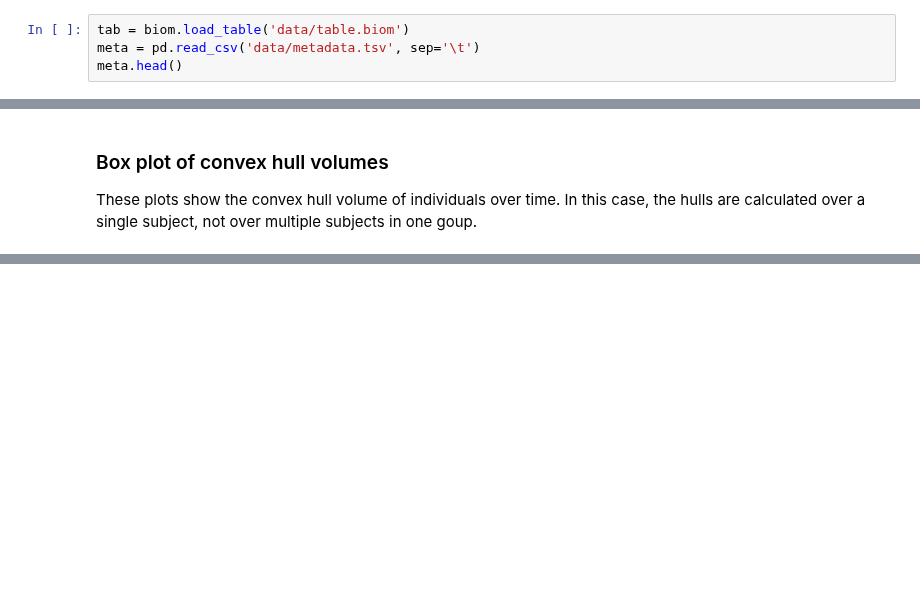
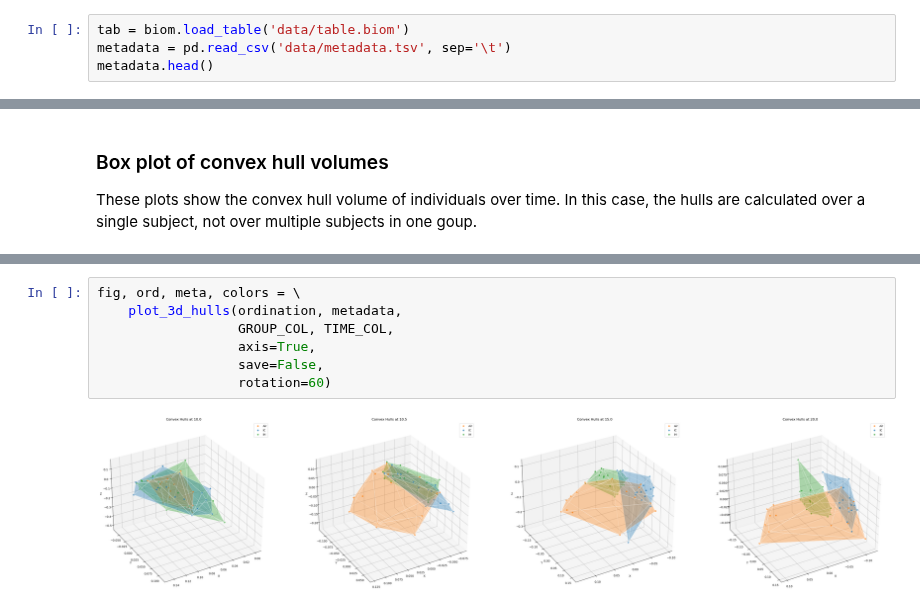
Before and after one commit to dpear/q2-convexhull2, a Jupyter notebook: 01-ch-visualizations-tutorial.ipynb, the cells around one changed output, grey strips where cells are left out. Saved outputs shown, nothing was run; the diff lists cells and outputs as text; blank space fills up the shorter version.

```diff
--- a/01-ch-visualizations-tutorial.ipynb
+++ b/01-ch-visualizations-tutorial.ipynb
@@ -32,8 +32,8 @@ from scipy import stats
 ### All we will need is a table and associated metadata
 # %%
 tab = biom.load_table('data/table.biom')
-meta = pd.read_csv('data/metadata.tsv', sep='\t')
-meta.head()
+metadata = pd.read_csv('data/metadata.tsv', sep='\t')
+metadata.head()
 # %% [output]
 |  | sample_name | metab-sample-id | age_units | anonymized_name | cage_food_consumption_g | cage_location | ... |
 | 0 | 11829.A41.166.21 | A41_166_21 | weeks | A41.166.21 | 46.9 | In chamber | ... |
@@ -417,0 +418,9 @@ df = calculate_hulls_and_plot(meta, ord, TIME_COL, GROUP_COL)
+# %%
+fig, ord, meta, colors = \
+    plot_3d_hulls(ordination, metadata,
+                  GROUP_COL, TIME_COL,
+                  axis=True,
+                  save=False,
+                  rotation=60)
+# %% [output]
+[figure, added]
```
Also changed, not shown: parts of 11 cells of this notebook.
